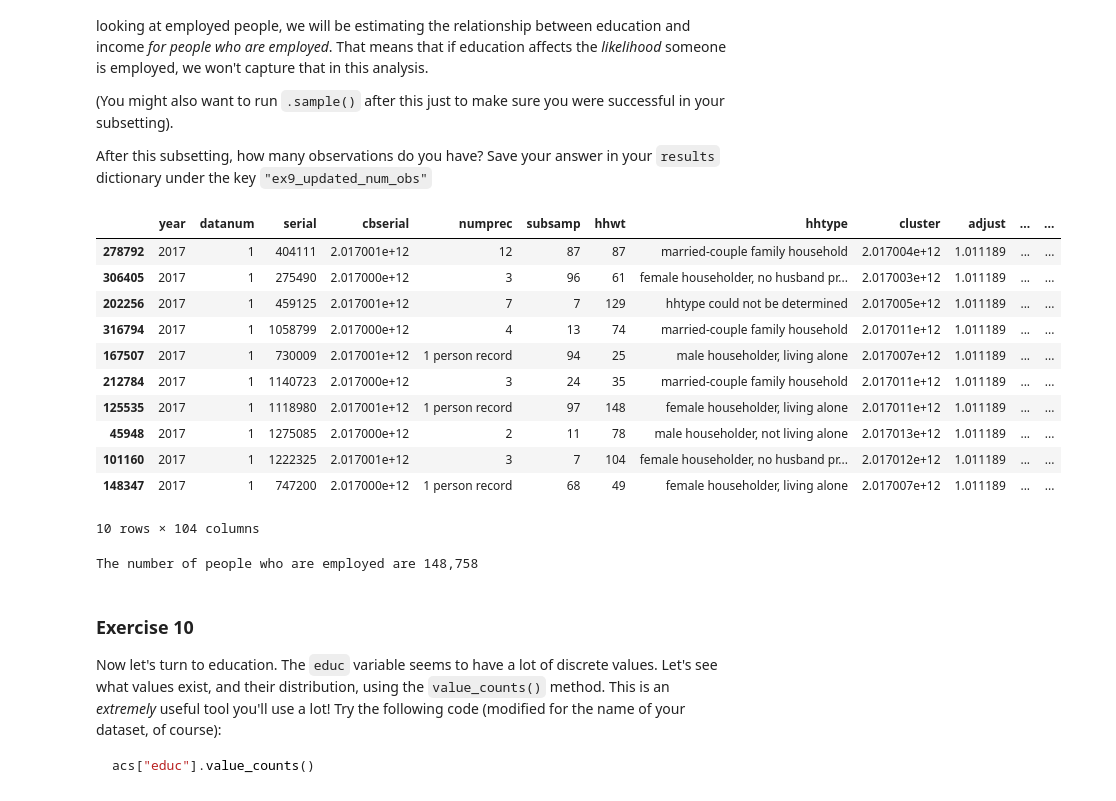
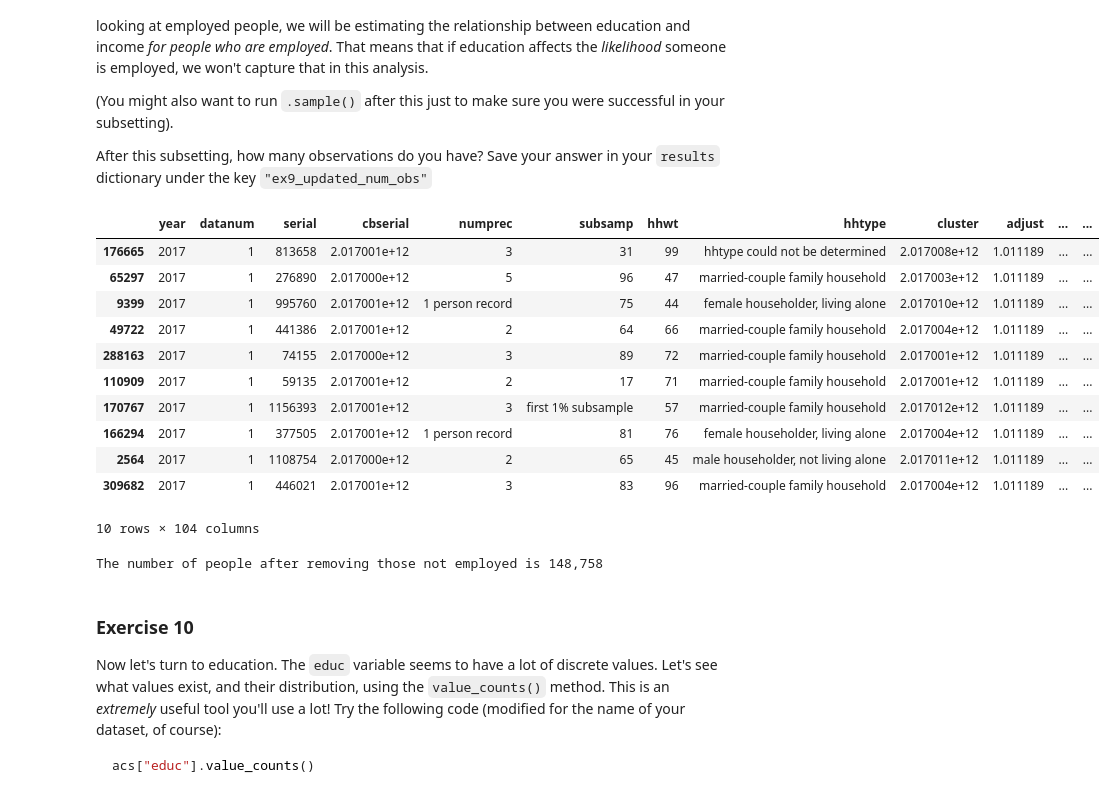
Before and after one commit to TeaTafaj/Est-Labor-Market-PDS-HW-Sebi-Tea, a Jupyter notebook: Exercise_dataframes.ipynb, the cells around one changed output. Saved outputs shown, nothing was run; the diff lists cells and outputs as text; code cells hidden in the pictures.

```diff
--- a/Exercise_dataframes.ipynb
+++ b/Exercise_dataframes.ipynb
@@ -262,29 +254,29 @@ Note that our decision to only look at people who are employed impacts how we sh
 
 After this subsetting, how many observations do you have? Save your answer in your `results` dictionary under the key `"ex9_updated_num_obs"`
 # %%
-em_sub = labor_data[labor_data["empstat"] == "employed"]
+em_sub = labor_data_drop[labor_data_drop["empstat"] == "employed"]
 em_sub.sample(10)
 # %% [output]
 |  | year | datanum | serial | cbserial | numprec | subsamp | hhwt | hhtype | cluster | adjust | ... | ... |
-| 278792 | 2017 | 1 | 404111 | 2.017001e+12 | 12 | 87 | 87 | married-couple family household | 2.017004e+12 | 1.011189 | ... | ... |
-| 306405 | 2017 | 1 | 275490 | 2.017000e+12 | 3 | 96 | 61 | female householder, no husband pr... | 2.017003e+12 | 1.011189 | ... | ... |
-| 202256 | 2017 | 1 | 459125 | 2.017001e+12 | 7 | 7 | 129 | hhtype could not be determined | 2.017005e+12 | 1.011189 | ... | ... |
-| 316794 | 2017 | 1 | 1058799 | 2.017000e+12 | 4 | 13 | 74 | married-couple family household | 2.017011e+12 | 1.011189 | ... | ... |
-| 167507 | 2017 | 1 | 730009 | 2.017001e+12 | 1 person record | 94 | 25 | male householder, living alone | 2.017007e+12 | 1.011189 | ... | ... |
-| 212784 | 2017 | 1 | 1140723 | 2.017000e+12 | 3 | 24 | 35 | married-couple family household | 2.017011e+12 | 1.011189 | ... | ... |
-| 125535 | 2017 | 1 | 1118980 | 2.017001e+12 | 1 person record | 97 | 148 | female householder, living alone | 2.017011e+12 | 1.011189 | ... | ... |
-| 45948 | 2017 | 1 | 1275085 | 2.017000e+12 | 2 | 11 | 78 | male householder, not living alone | 2.017013e+12 | 1.011189 | ... | ... |
-| 101160 | 2017 | 1 | 1222325 | 2.017001e+12 | 3 | 7 | 104 | female householder, no husband pr... | 2.017012e+12 | 1.011189 | ... | ... |
-| 148347 | 2017 | 1 | 747200 | 2.017000e+12 | 1 person record | 68 | 49 | female householder, living alone | 2.017007e+12 | 1.011189 | ... | ... |
+| 176665 | 2017 | 1 | 813658 | 2.017001e+12 | 3 | 31 | 99 | hhtype could not be determined | 2.017008e+12 | 1.011189 | ... | ... |
+| 65297 | 2017 | 1 | 276890 | 2.017000e+12 | 5 | 96 | 47 | married-couple family household | 2.017003e+12 | 1.011189 | ... | ... |
+| 9399 | 2017 | 1 | 995760 | 2.017001e+12 | 1 person record | 75 | 44 | female householder, living alone | 2.017010e+12 | 1.011189 | ... | ... |
+| 49722 | 2017 | 1 | 441386 | 2.017001e+12 | 2 | 64 | 66 | married-couple family household | 2.017004e+12 | 1.011189 | ... | ... |
+| 288163 | 2017 | 1 | 74155 | 2.017000e+12 | 3 | 89 | 72 | married-couple family household | 2.017001e+12 | 1.011189 | ... | ... |
+| 110909 | 2017 | 1 | 59135 | 2.017001e+12 | 2 | 17 | 71 | married-couple family household | 2.017001e+12 | 1.011189 | ... | ... |
+| 170767 | 2017 | 1 | 1156393 | 2.017001e+12 | 3 | first 1% subsample | 57 | married-couple family household | 2.017012e+12 | 1.011189 | ... | ... |
+| 166294 | 2017 | 1 | 377505 | 2.017001e+12 | 1 person record | 81 | 76 | female householder, living alone | 2.017004e+12 | 1.011189 | ... | ... |
+| 2564 | 2017 | 1 | 1108754 | 2.017000e+12 | 2 | 65 | 45 | male householder, not living alone | 2.017011e+12 | 1.011189 | ... | ... |
+| 309682 | 2017 | 1 | 446021 | 2.017001e+12 | 3 | 83 | 96 | married-couple family household | 2.017004e+12 | 1.011189 | ... | ... |
 10 rows × 104 columns
 # %%
 b = len(em_sub)
 
 results["ex9_updated_num_obs"] = b
 
-print(f"The number of people who are employed are {b:,}")
+print(f"The number of people after removing those not employed is {b:,}")
 # %% [output]
-The number of people who are employed are 148,758
+The number of people after removing those not employed is 148,758
 # %% [markdown]
 ### Exercise 10
 
```
Also changed, not shown: parts of 16 cells of this notebook, 1 other file.
